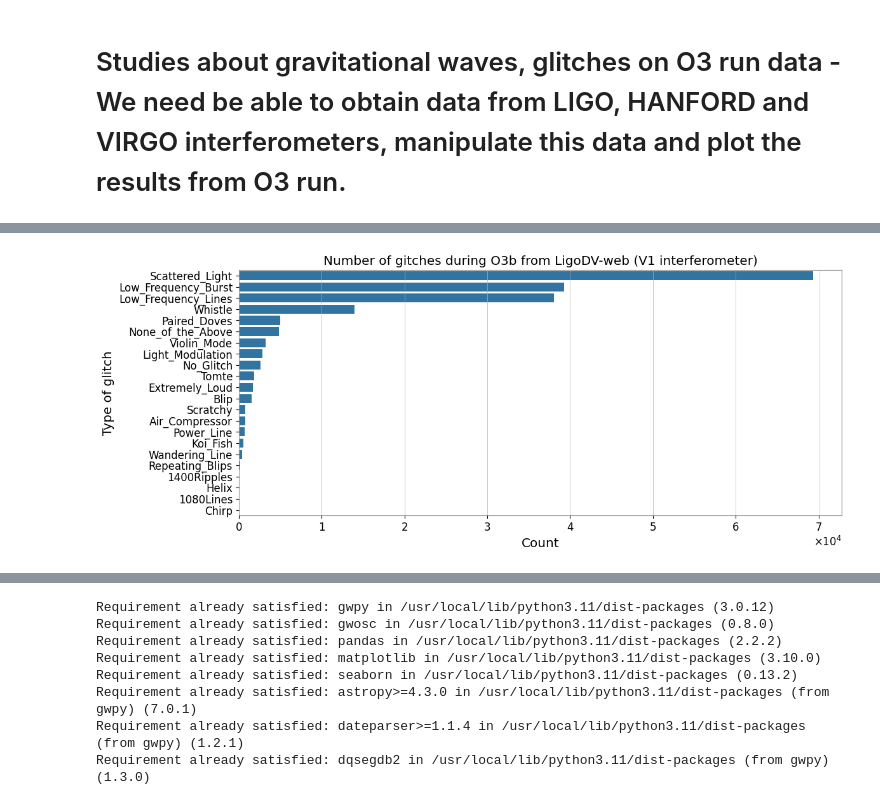
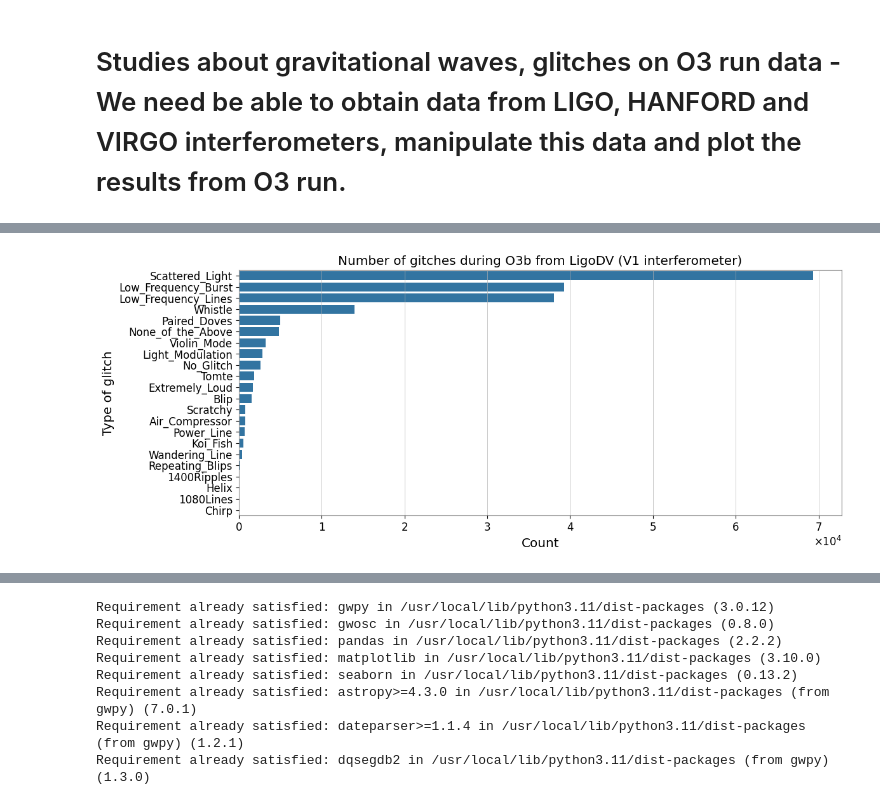
Before and after one commit to physerikc/gravitational-waves, a Jupyter notebook: glitch_study.ipynb, the cells around one changed output, grey strips where cells are left out. Saved outputs shown, nothing was run; the diff lists cells and outputs as text; code cells hidden in the pictures.

```diff
--- a/glitch_study.ipynb
+++ b/glitch_study.ipynb
@@ -108,12 +149,12 @@ plt.show()
 # %%
 plt.figure(figsize=(12, 5))
 
 sns.countplot(data=dfligo_V1_O3b, y='label', order=dfligo_V1_O3b['label'].value_counts().index)
-plt.title("Number of gitches during O3b from LigoDV-web (V1 interferometer)")
+plt.title("Number of gitches during O3b from LigoDV (V1 interferometer)")
 plt.xlabel("Count")
 plt.ylabel("Type of glitch")
 
 plt.tight_layout()
 plt.show()
 # %% [output]
-[figure, old version]
+[figure, new version]
```
Also changed, not shown: parts of 38 cells of this notebook.
